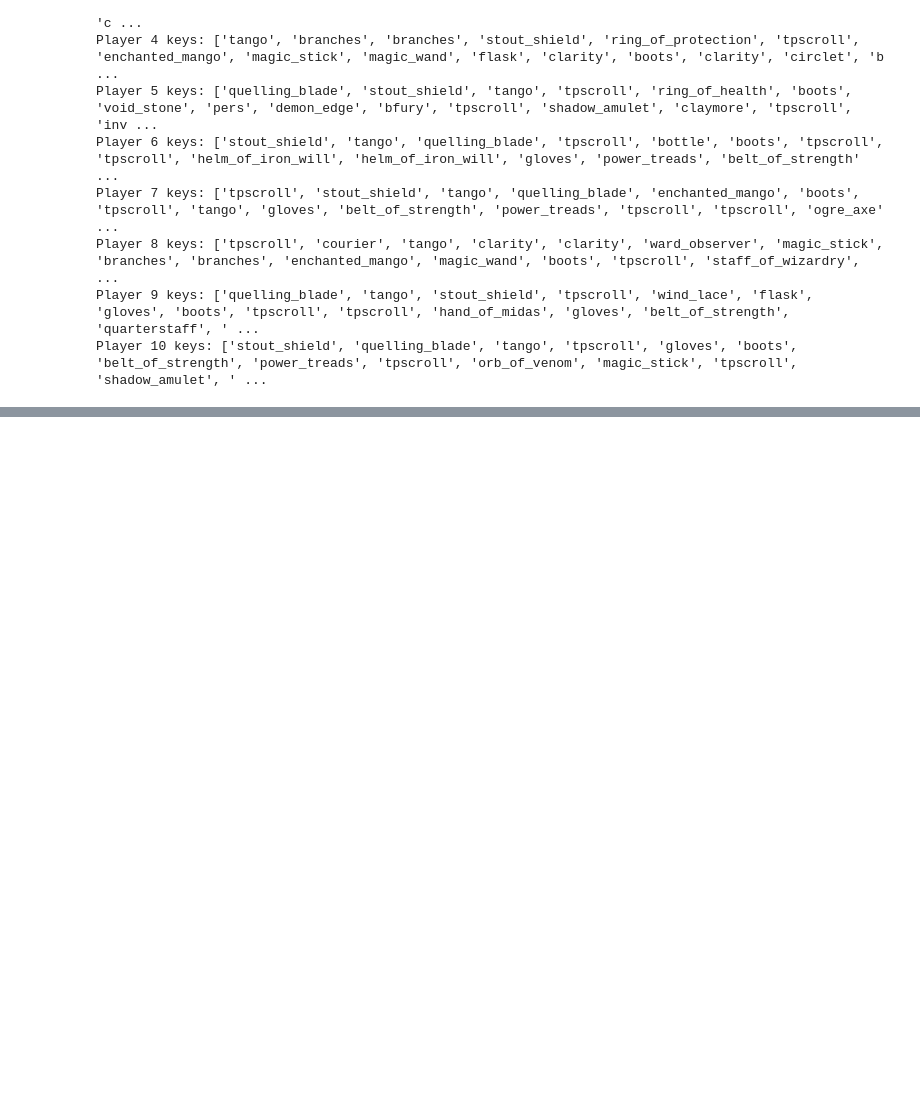
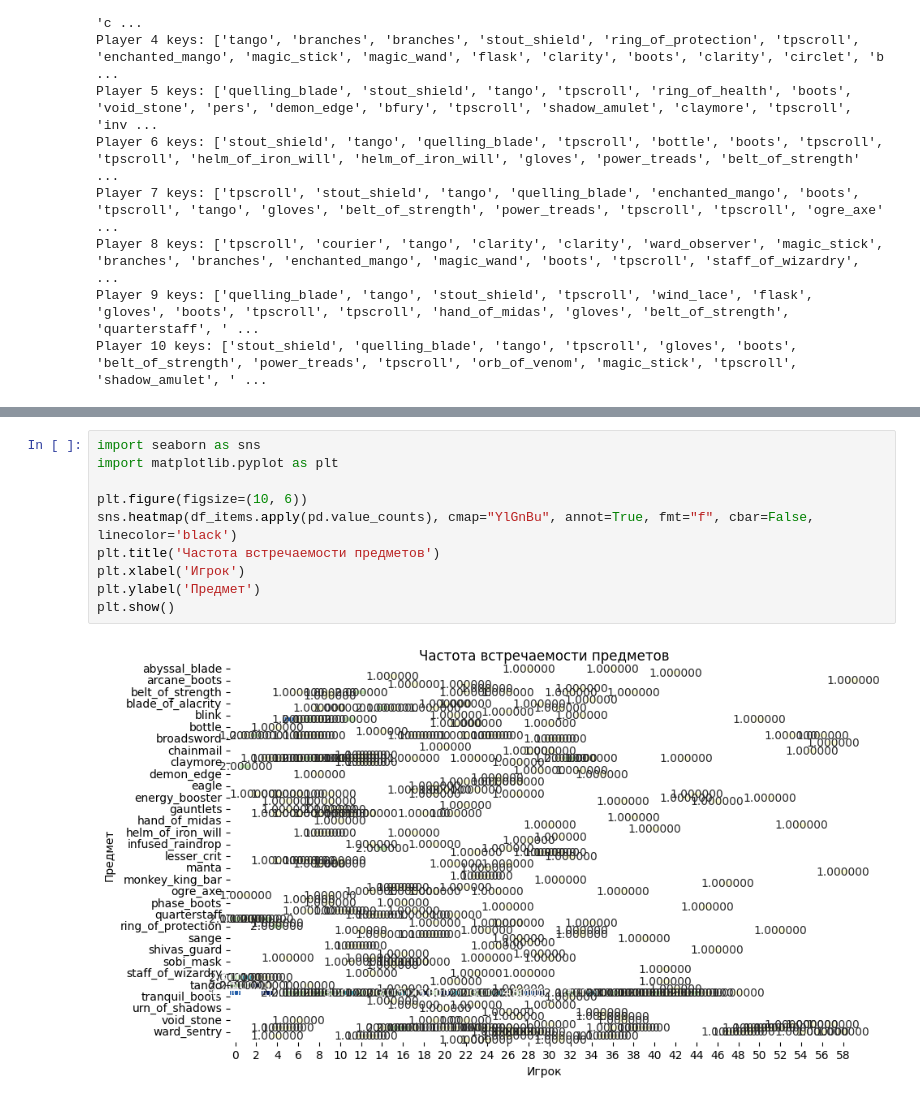
Before and after one commit to CodeMasterRU/DotaStreamlit, a Jupyter notebook: win_predict.ipynb, the cells around one changed output, grey strips where cells are left out. Drawn from its saved outputs; the diff is of its cells as text; blank space fills up the shorter version.

```diff
--- a/win_predict.ipynb
+++ b/win_predict.ipynb
@@ -216,0 +244,12 @@ Player 10 keys: ['stout_shield', 'quelling_blade', 'tango', 'tpscroll', 'gloves'
+# %%
+import seaborn as sns
+import matplotlib.pyplot as plt
+
+plt.figure(figsize=(10, 6))
+sns.heatmap(df_items.apply(pd.value_counts), cmap="YlGnBu", annot=True, fmt="f", cbar=False, linecolor='black')
+plt.title('Частота встречаемости предметов')
+plt.xlabel('Игрок')
+plt.ylabel('Предмет')
+plt.show()
+# %% [output]
+[figure, added]
```
Also changed, not shown: parts of 3 cells of this notebook.
